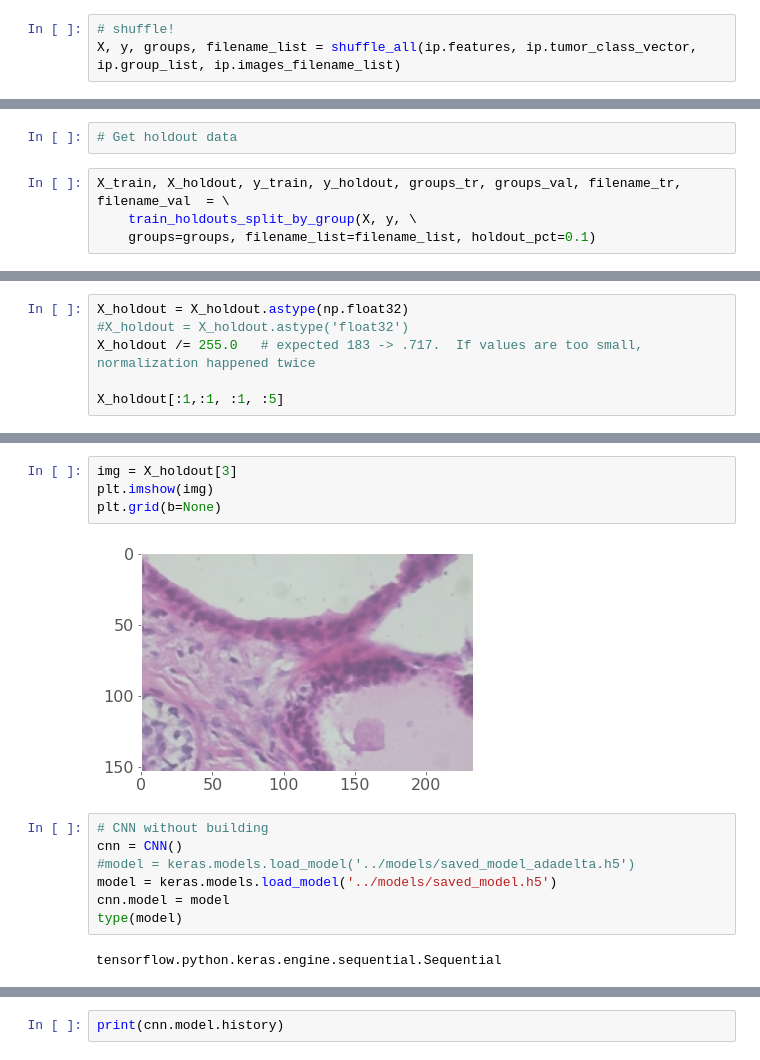
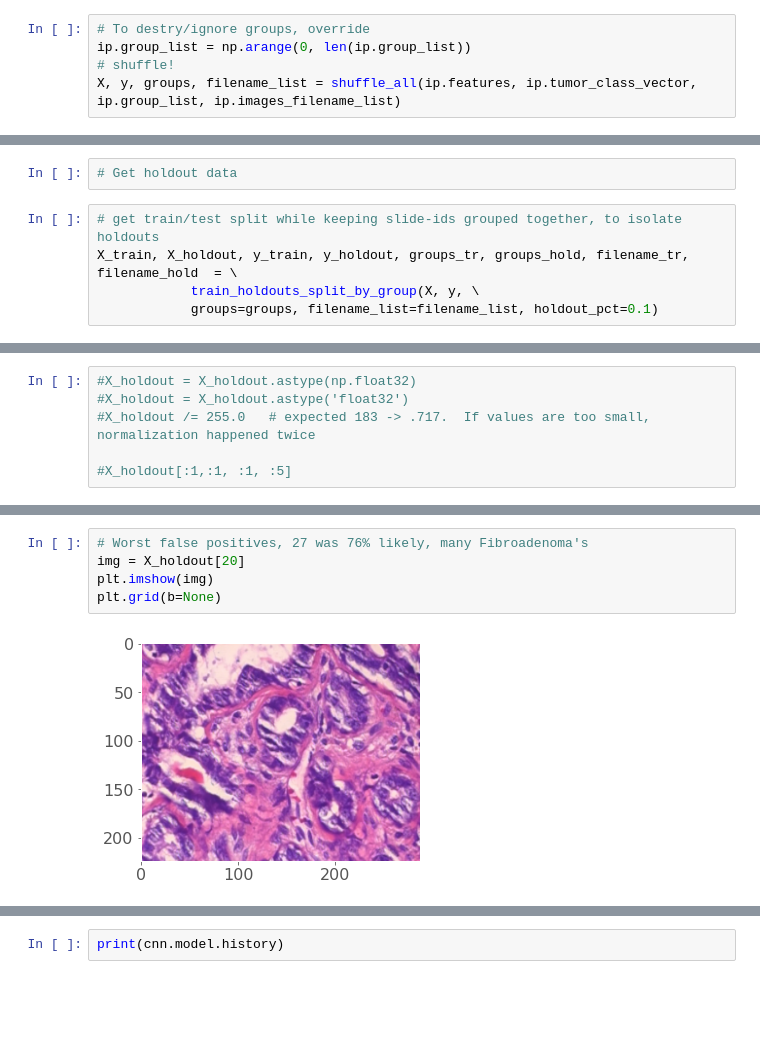
Before and after one commit to annstrange/breast-cancer-cnn, a Jupyter notebook: notebooks/evaluate.ipynb, the cells around one changed output, grey strips where cells are left out. Drawn from its saved outputs; the diff is of its cells as text; blank space fills up the shorter version.

```diff
--- a/notebooks/evaluate.ipynb
+++ b/notebooks/evaluate.ipynb
@@ -63,4 +77,6 @@ number of distinct patients: 81
 # %%
+# To destry/ignore groups, override
+ip.group_list = np.arange(0, len(ip.group_list))
 # shuffle!
 X, y, groups, filename_list = shuffle_all(ip.features, ip.tumor_class_vector, ip.group_list, ip.images_filename_list)
 # %%
@@ -95,7 +111,8 @@ ip.images_attributes
 # %%
 # Get holdout data
 # %%
-X_train, X_holdout, y_train, y_holdout, groups_tr, groups_val, filename_tr, filename_val  = \
-    train_holdouts_split_by_group(X, y, \
-    groups=groups, filename_list=filename_list, holdout_pct=0.1)
+# get train/test split while keeping slide-ids grouped together, to isolate holdouts
+X_train, X_holdout, y_train, y_holdout, groups_tr, groups_hold, filename_tr, filename_hold  = \
+            train_holdouts_split_by_group(X, y, \
+            groups=groups, filename_list=filename_list, holdout_pct=0.1)
 # %% [output]
@@ -113,6 +130,6 @@ array([[[[197, 205, 201]]]], dtype=uint8)
 # %%
-X_holdout = X_holdout.astype(np.float32)
+#X_holdout = X_holdout.astype(np.float32)
 #X_holdout = X_holdout.astype('float32')
-X_holdout /= 255.0   # expected 183 -> .717.  If values are too small, normalization happened twice
+#X_holdout /= 255.0   # expected 183 -> .717.  If values are too small, normalization happened twice
 
-X_holdout[:1,:1, :1, :5]
+#X_holdout[:1,:1, :1, :5]
@@ -238,15 +273,7 @@ df_results.query('y_hat == 0 & y == 1 ')
 # %%
-img = X_holdout[3]
+# Worst false positives, 27 was 76% likely, many Fibroadenoma's
+img = X_holdout[20]
 plt.imshow(img)
 plt.grid(b=None)
 # %% [output]
-[figure, old version]
+[figure, new version]
-# %%
-# CNN without building
-cnn = CNN()
-#model = keras.models.load_model('../models/saved_model_adadelta.h5')
-model = keras.models.load_model('../models/saved_model.h5')
-cnn.model = model
-type(model)
-# %% [output]
-tensorflow.python.keras.engine.sequential.Sequential
```
Also changed, not shown: parts of 42 cells of this notebook, 1 other file.
